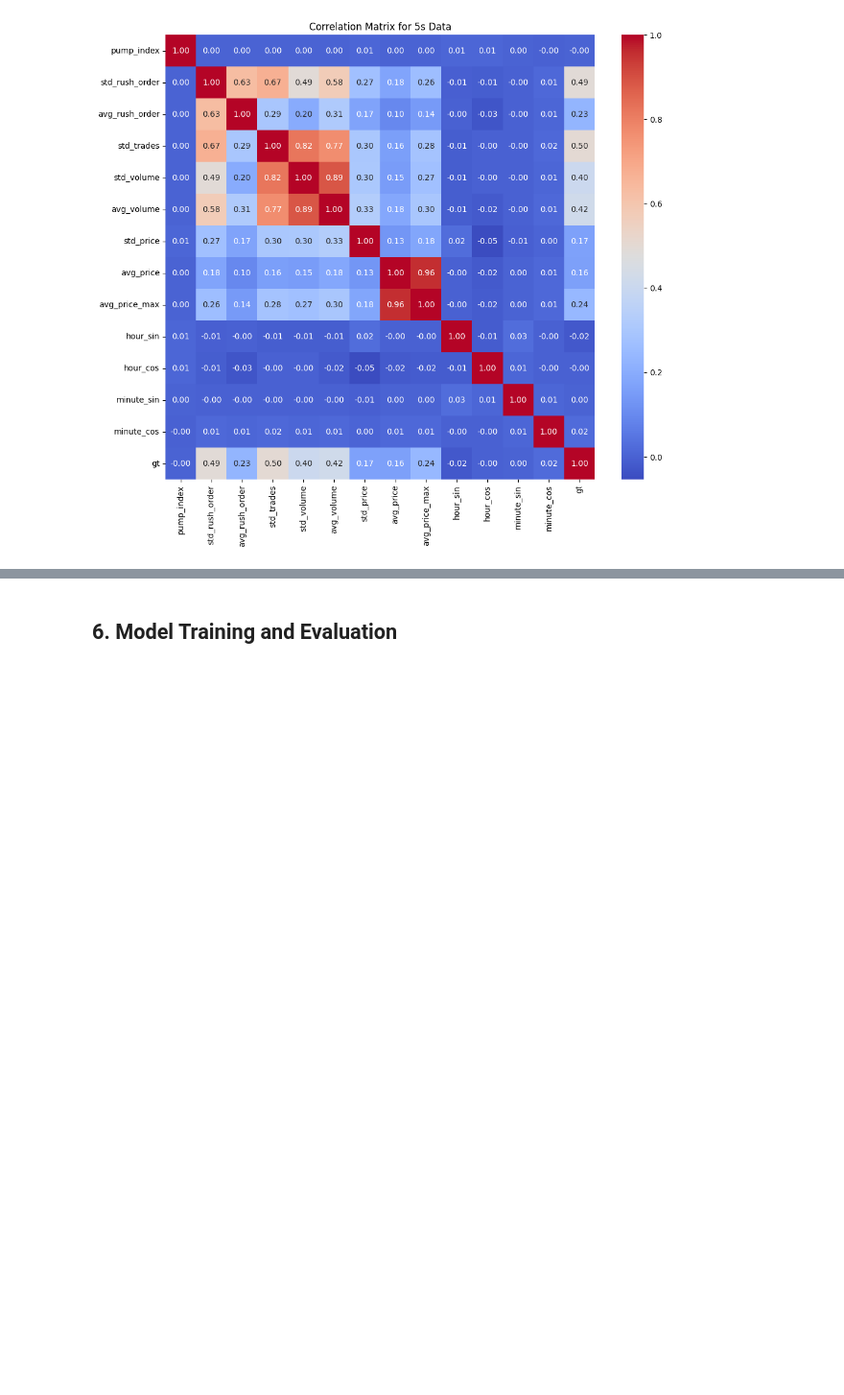
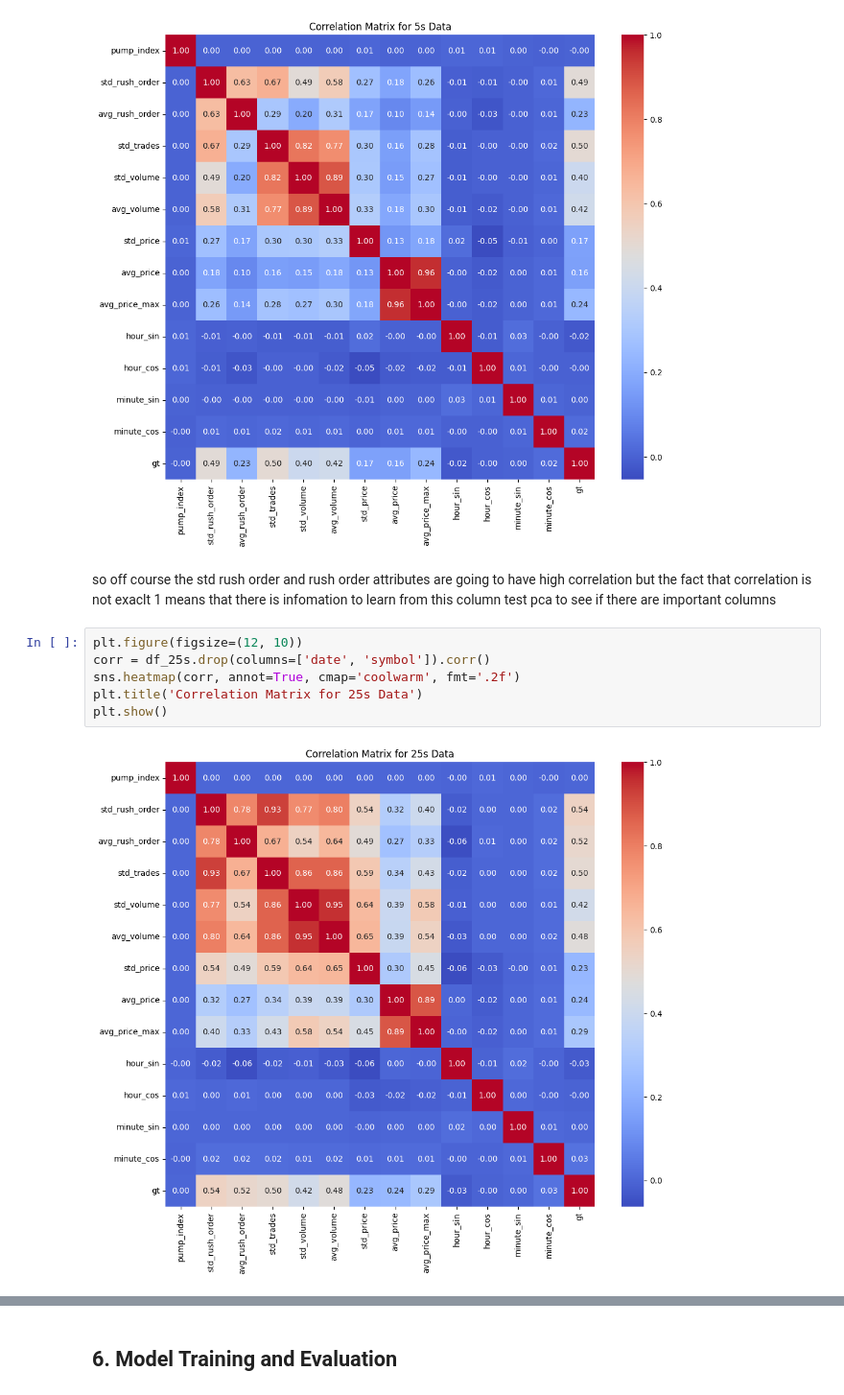
Before and after one commit to Kim8584/Pump-and-dump_market_manipulation_detection, a Jupyter notebook: notebooks/steve.ipynb, the cells around one changed output, grey strips where cells are left out. Shown at 96% size. Drawn from its saved outputs; the diff is of its cells as text; blank space fills up the shorter version.

```diff
--- a/notebooks/steve.ipynb
+++ b/notebooks/steve.ipynb
@@ -172,3 +174,13 @@ plt.title('Correlation Matrix for 5s Data')
 plt.show()
 # %% [output]
 [figure]
+# %% [markdown]
+so off course the std rush order and rush order attributes are going to have high correlation but the fact that correlation is not exaclt 1 means  that there is infomation to learn from this column test pca to see if there are important columns
+# %%
+plt.figure(figsize=(12, 10))
+corr = df_25s.drop(columns=['date', 'symbol']).corr()
+sns.heatmap(corr, annot=True, cmap='coolwarm', fmt='.2f')
+plt.title('Correlation Matrix for 25s Data')
+plt.show()
+# %% [output]
+[figure, added]
```
Also changed, not shown: parts of 8 cells of this notebook.
